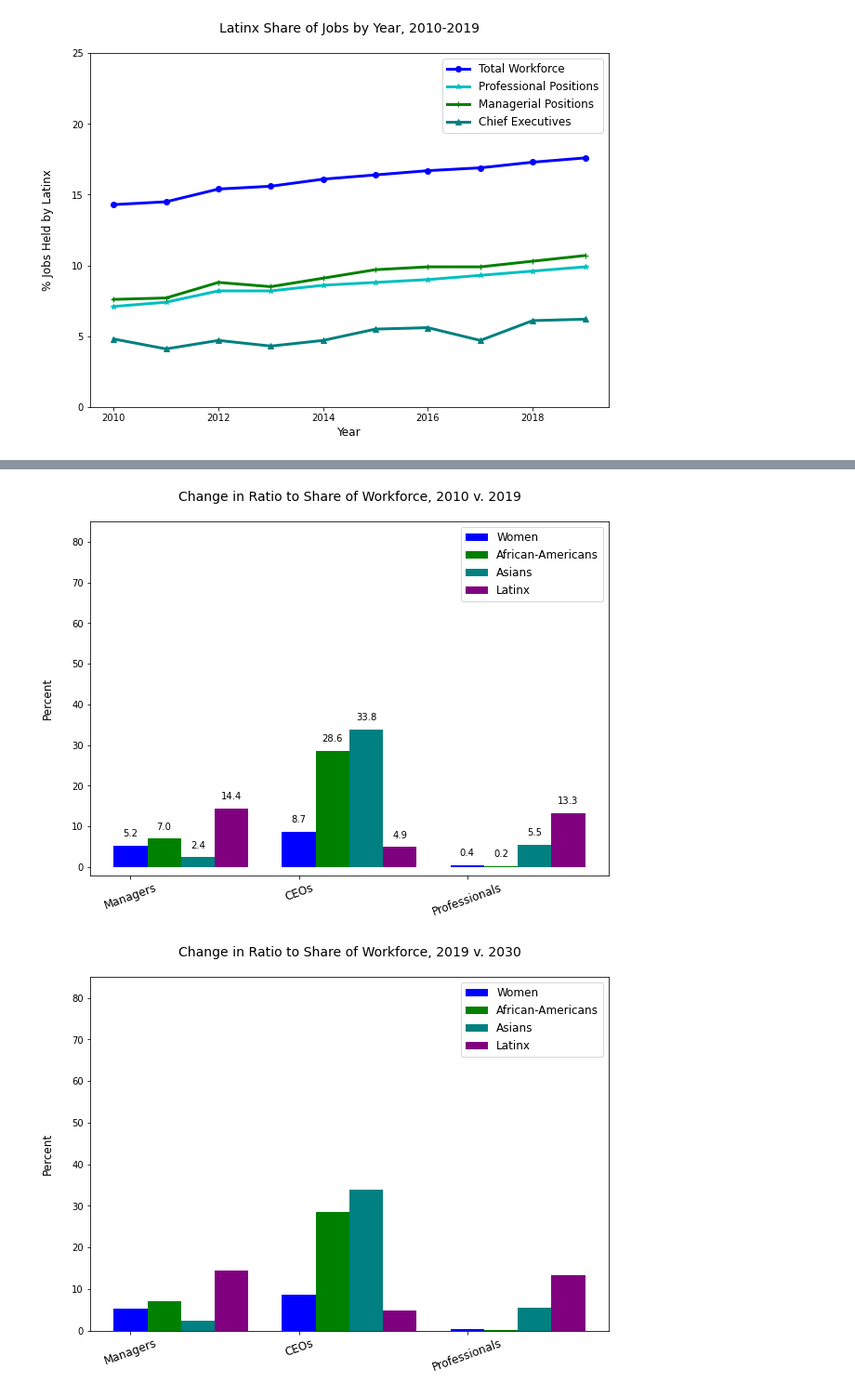
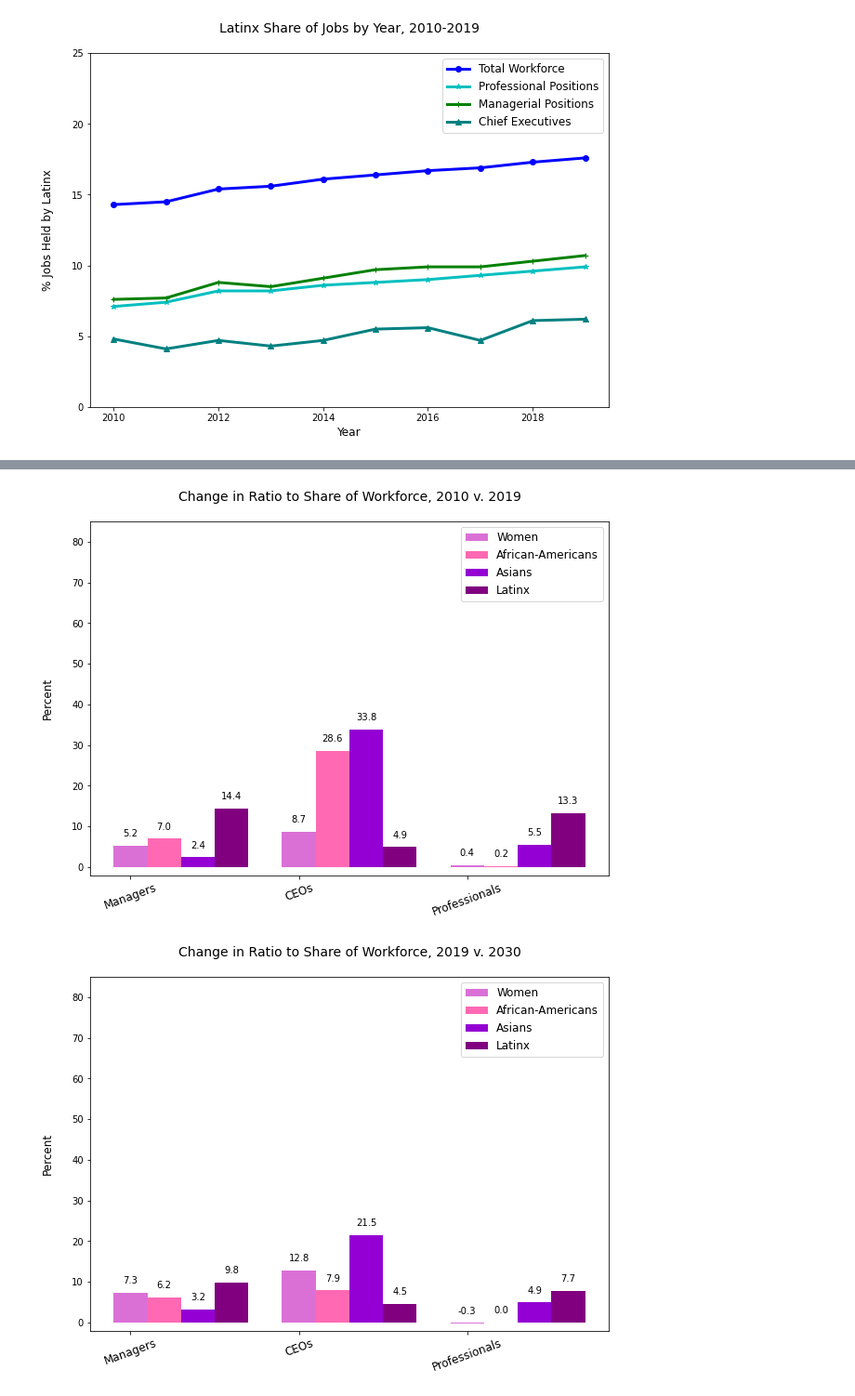
Before and after one commit to chinnamanaidu/project_rutgers, a Jupyter notebook: BLS_Project.ipynb, the cells around one changed output, grey strips where cells are left out. Shown at 93% size. Saved outputs shown, nothing was run; the diff lists cells and outputs as text; code cells hidden in the pictures.

```diff
--- a/BLS_Project.ipynb
+++ b/BLS_Project.ipynb
@@ -725,7 +915,7 @@ X = np.arange(3)
 plt.figure(figsize=(10,7))
 tick_locations = [value for value in X]
 plt.xticks(tick_locations, ["Managers","CEOs","Professionals"],fontsize=12)
-plt.bar(X + 0.00, dataratio2019[0], color = 'b', width = 0.2, align="center")
+plt.bar(X + 0.00, dataratio2019[0], color = 'orchid', width = 0.2, align="center")
 for x,y in zip(X + 0.00,dataratio2019[0]):
     label = "{:.1f}".format(y)
     plt.annotate(label,
@@ -734,7 +924,7 @@ for x,y in zip(X + 0.00,dataratio2019[0]):
                  xytext=(0,10),
                  ha='center')
 
-plt.bar(X + 0.20, dataratio2019[1], color = 'g', width = 0.2,align="center")
+plt.bar(X + 0.20, dataratio2019[1], color = 'hotpink', width = 0.2,align="center")
 for x,y in zip(X + 0.20,dataratio2019[1]):
     label = "{:.1f}".format(y)
     plt.annotate(label,
@@ -743,7 +933,7 @@ for x,y in zip(X + 0.20,dataratio2019[1]):
                  xytext=(0,10),
                  ha='center')
 
-plt.bar(X + 0.40, dataratio2019[2], color = 'teal', width = 0.2,align="center")
+plt.bar(X + 0.40, dataratio2019[2], color = 'darkviolet', width = 0.2,align="center")
 for x,y in zip(X + 0.4,dataratio2019[2]):
     label = "{:.1f}".format(y)
     plt.annotate(label,
@@ -769,25 +959,53 @@ plt.ylim(-2,85)
 plt.savefig("Images/bar_ratiochange_2019")
 plt.show()
 # %% [output]
-[figure, old version]
+[figure, new version]
 # %%
 dataratio2030 = [[7.3,12.8,-0.3], [6.2,7.9,0],[3.2,21.5,4.9],[9.8,4.5,7.7]]
 demographics = ["Women","African-Americans","Asians","Latinx"]
 
 X = np.arange(3)
 plt.figure(figsize=(10,7))
 tick_locations = [value for value in X]
 plt.xticks(tick_locations, ["Managers","CEOs","Professionals"],fontsize=12)
-plt.bar(X + 0.00, dataratio2019[0], color = 'b', width = 0.2, align="center")
-plt.bar(X + 0.20, dataratio2019[1], color = 'g', width = 0.2,align="center")
-plt.bar(X + 0.40, dataratio2019[2], color = 'teal', width = 0.2,align="center")
-plt.bar(X + 0.60, dataratio2019[3], color = 'purple', width = 0.2,align="center")
+plt.bar(X + 0.00, dataratio2030[0], color = 'orchid', width = 0.2, align="center")
+for x,y in zip(X + 0.00,dataratio2030[0]):
+    label = "{:.1f}".format(y)
+    plt.annotate(label,
+                 (x,y),
+                 textcoords="offset points",
+                 xytext=(0,10),
+                 ha='center')
+plt.bar(X + 0.20, dataratio2030[1], color = 'hotpink', width = 0.2,align="center")
+for x,y in zip(X + 0.20,dataratio2030[1]):
+    label = "{:.1f}".format(y)
+    plt.annotate(label,
+                 (x,y),
+                 textcoords="offset points",
+                 xytext=(0,10),
+                 ha='center')
+plt.bar(X + 0.40, dataratio2030[2], color = 'darkviolet', width = 0.2,align="center")
+for x,y in zip(X + 0.4,dataratio2030[2]):
+    label = "{:.1f}".format(y)
+    plt.annotate(label,
+                 (x,y),
+                 textcoords="offset points",
+                 xytext=(0,10),
+                 ha='center')
+plt.bar(X + 0.60, dataratio2030[3], color = 'purple', width = 0.2,align="center")
+for x,y in zip(X + 0.6,dataratio2030[3]):
+    label = "{:.1f}".format(y)
+    plt.annotate(label,
+                 (x,y),
+                 textcoords="offset points",
+                 xytext=(0,10),
+                 ha='center')
 plt.title("Change in Ratio to Share of Workforce, 2019 v. 2030\n",fontsize=14)
 plt.legend(demographics, loc="best",fontsize=12)
 plt.ylabel("Percent\n",fontsize=12)
 plt.xticks(rotation = 20)
-plt.ylim(0,85)
+plt.ylim(-2,85)
 plt.savefig("Images/bar_ratiochange_2030")
 plt.show()
 # %% [output]
-[figure, old version]
+[figure, new version]
```
Also changed, not shown: parts of 8 cells of this notebook, 18 other files.
